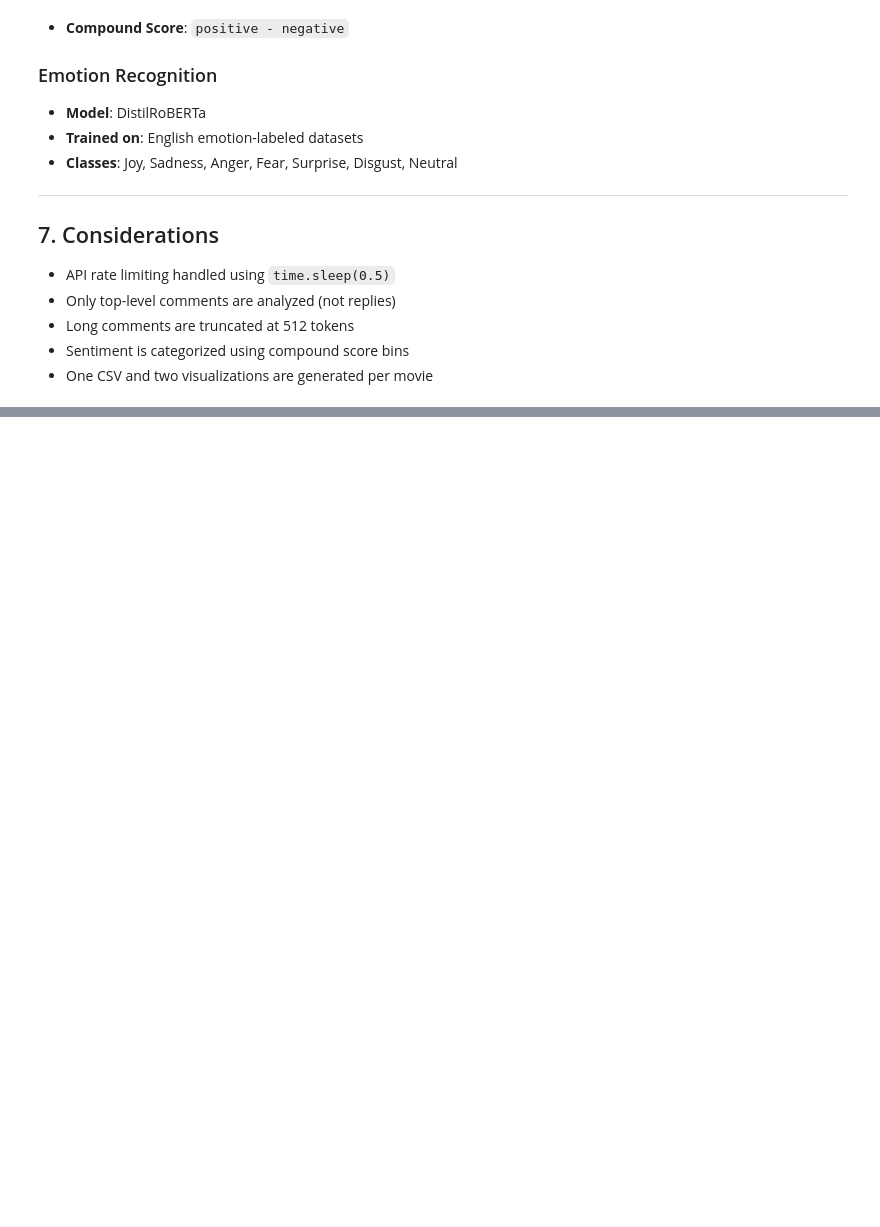
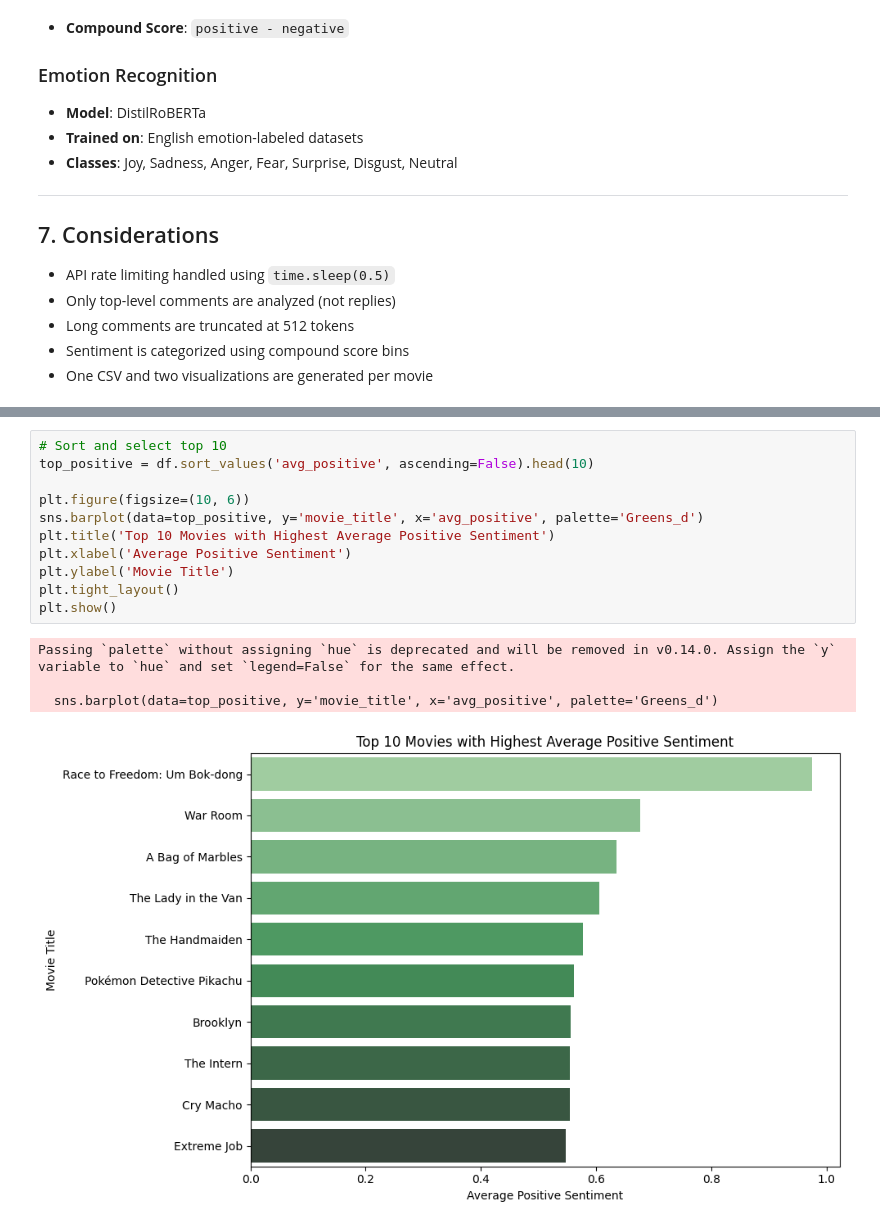
Before and after one commit to nithish-kumar-t/movie-box-office-prediction, a Jupyter notebook: youtube_api_data_analysis.ipynb, the cells around one changed output, grey strips where cells are left out. Drawn from its saved outputs; the diff is of its cells as text; blank space fills up the shorter version.

```diff
--- a/youtube_api_data_analysis.ipynb
+++ b/youtube_api_data_analysis.ipynb
@@ -713,0 +725,16 @@ Generating plots for: Snow White
+# %%
+# Sort and select top 10
+top_positive = df.sort_values('avg_positive', ascending=False).head(10)
+
+plt.figure(figsize=(10, 6))
+sns.barplot(data=top_positive, y='movie_title', x='avg_positive', palette='Greens_d')
+plt.title('Top 10 Movies with Highest Average Positive Sentiment')
+plt.xlabel('Average Positive Sentiment')
+plt.ylabel('Movie Title')
+plt.tight_layout()
+plt.show()
+# %% [output]
+Passing `palette` without assigning `hue` is deprecated and will be removed in v0.14.0. Assign the `y` variable to `hue` and set `legend=False` for the same effect.
+
+  sns.barplot(data=top_positive, y='movie_title', x='avg_positive', palette='Greens_d')
+[figure, added]
```
Also changed, not shown: parts of 14 cells of this notebook, 12 other files.
